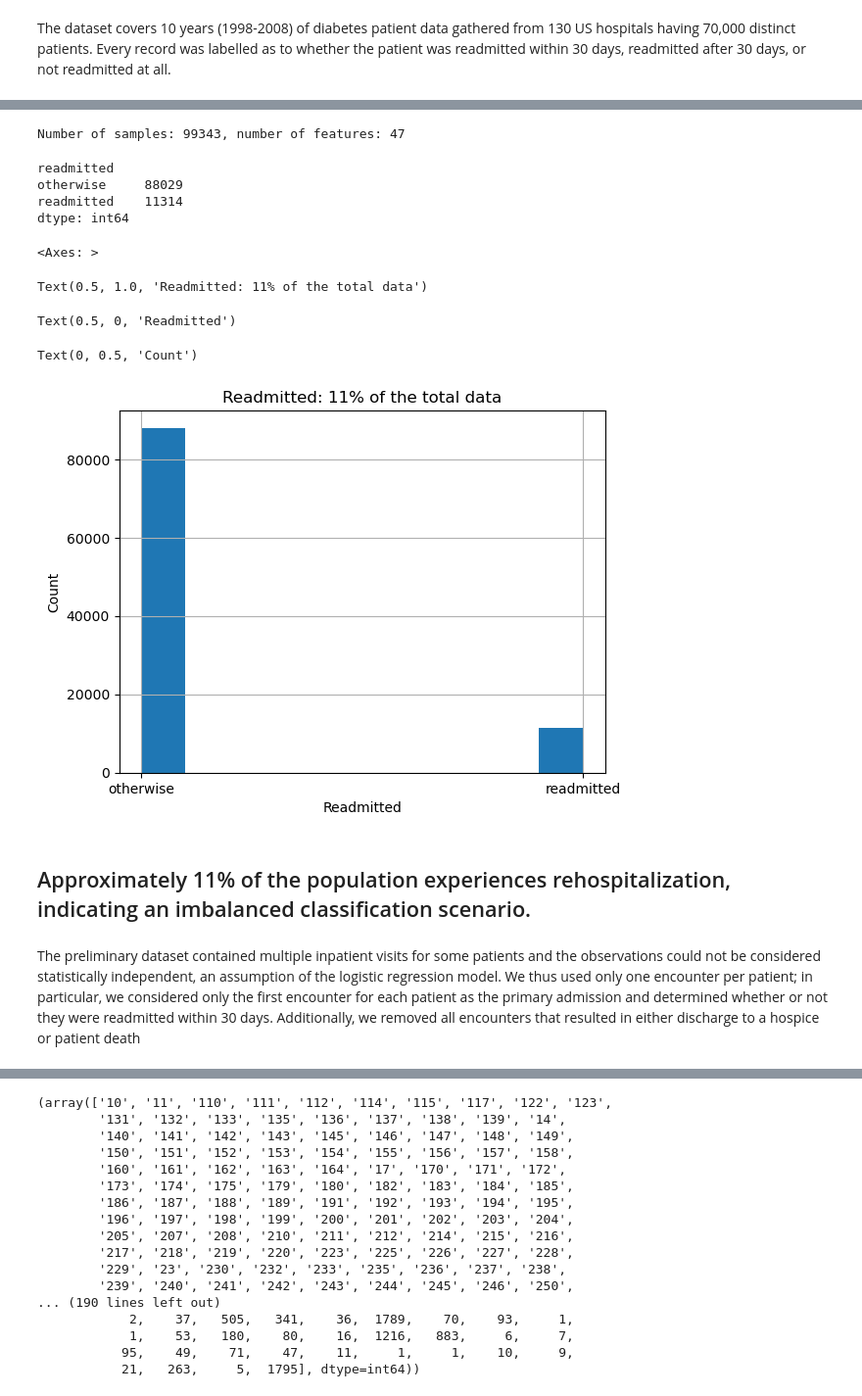
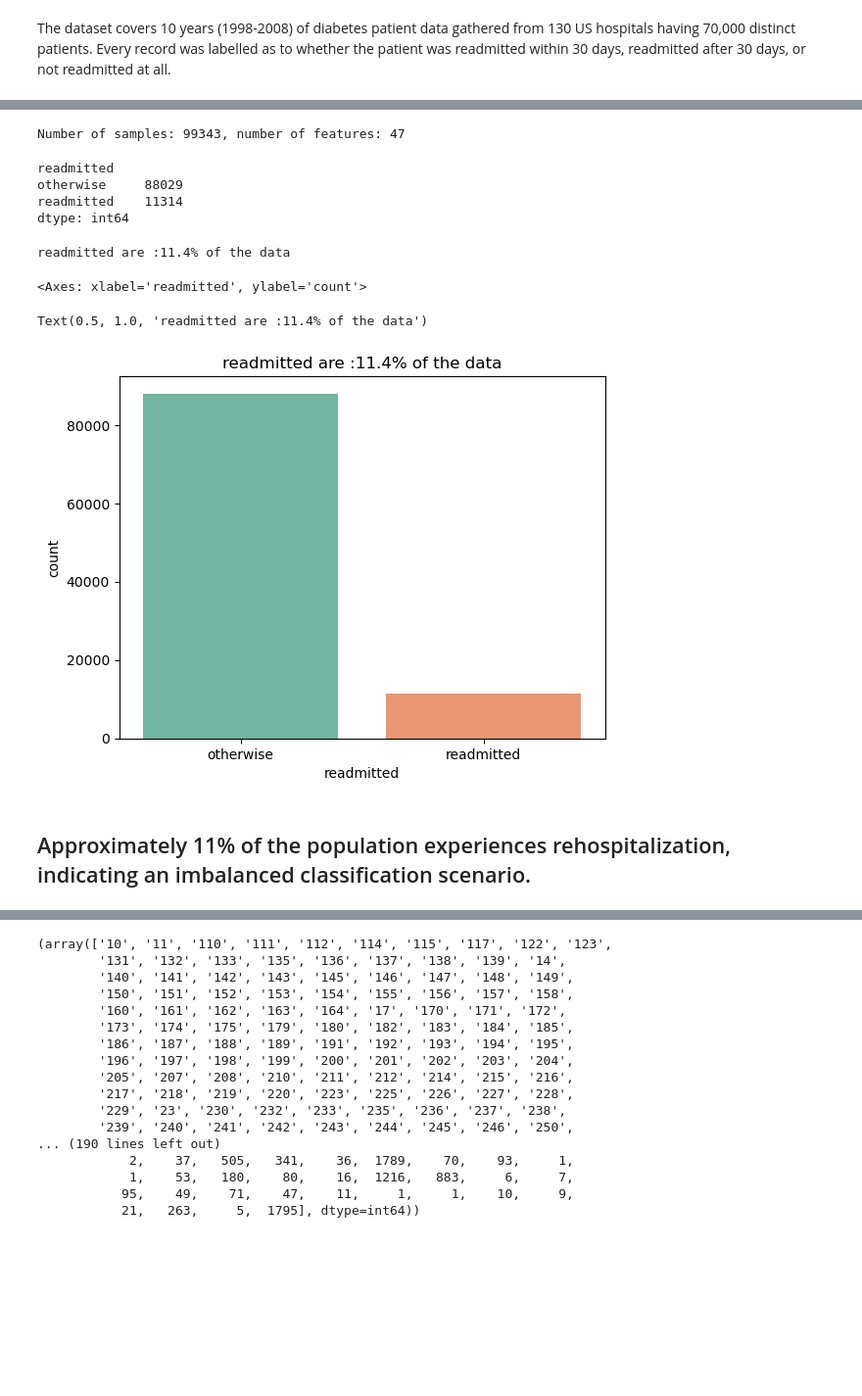
Before and after one commit to davidunga/ml-2024, a Jupyter notebook: Project.ipynb, the cells around one changed output, grey strips where cells are left out. Shown at 98% size. Cells and saved outputs as stored; diff of their text form; code cells hidden in the pictures; blank space fills up the shorter version.

```diff
--- a/Project.ipynb
+++ b/Project.ipynb
@@ -36,2 +185,13 @@ df = pd.read_csv(path_to_data + "diabetic_data.csv", index_col = 0)
+# %%
+def drop_missing_features(df):
+    try:
+        df.drop(columns=['weight', 'payer_code'], inplace=True)
+    except KeyError:
+        ''
+    df.loc[~df.medical_specialty.notna(), 'medical_specialty'] = 'missing'
+    df.loc[~df.race.notna(), 'race'] = 'missing'
+    return df
+
+df = drop_missing_features(df)
 # %%
 df.info()
@@ -225,40 +226,32 @@ df.readmitted.hist()
 df = df.loc[~df.discharge_disposition_id.isin([11,13,14,19,20,21])]
 num_of_sample, num_of_featuers = df.shape
 print(f'Number of samples: {num_of_sample}, number of features: {num_of_featuers}')
+# Then we are fixing the readmittion to readmitted if <30 or otherwise
+def fix_readmitted_values(df):
+    ''' we defined the readmission attribute (outcome) as having two values: “readmitted,” if the patient was readmitted within 30 days of discharge or “otherwise”'''
+    df.loc[df.readmitted == '<30', 'readmitted'] = 'readmitted'
+    df.loc[df.readmitted != 'readmitted', 'readmitted'] = 'otherwise'
+    return df
+
+df = fix_readmitted_values(df)
+
+readmitted_size = df.groupby('readmitted').size()
+readmitted_size
+percent = "{:.3}".format(readmitted_size.readmitted / readmitted_size.sum() *100)
+print(f'readmitted are :{percent}% of the data')
 # %% [output]
 Number of samples: 99343, number of features: 47
+readmitted
+otherwise     88029
+readmitted    11314
+dtype: int64
+readmitted are :11.4% of the data
-# %%
-# Then we are fixing the readmittion to readmitted if <30 or otherwise
-def fix_readmitted_values(df):
-    ''' we defined the readmission attribute (outcome) as having two values: “readmitted,” if the patient was readmitted within 30 days of discharge or “otherwise”'''
-    df.loc[df.readmitted == '<30', 'readmitted'] = 'readmitted'
-    df.loc[df.readmitted != 'readmitted', 'readmitted'] = 'otherwise'
-    return df
-
-df = fix_readmitted_values(df)
-
-readmitted_size = df.groupby('readmitted').size()
-readmitted_size
-# %% [output]
-readmitted
-otherwise     88029
-readmitted    11314
-dtype: int64
-# %%
-percent_of_readmitted = (readmitted_size.loc['readmitted'] / np.sum(readmitted_size.values)) * 100
-df.readmitted.hist()
-
-plt.title(f'Readmitted: {round(percent_of_readmitted)}% of the total data')
-plt.xlabel('Readmitted')
-plt.ylabel('Count')
-plt.show()
-# %% [output]
-<Axes: >
-Text(0.5, 1.0, 'Readmitted: 11% of the total data')
-Text(0.5, 0, 'Readmitted')
-Text(0, 0.5, 'Count')
-[figure, removed]
+# %%
+sns.countplot(data=df, x="readmitted", palette="Set2")
+plt.title(f'readmitted are :{percent}% of the data')
+# %% [output]
+<Axes: xlabel='readmitted', ylabel='count'>
+Text(0.5, 1.0, 'readmitted are :11.4% of the data')
+[figure, added]
 # %% [markdown]
 ## Approximately 11% of the population experiences rehospitalization, indicating an imbalanced classification scenario.
-# %% [markdown]
-The preliminary dataset contained multiple inpatient visits for some patients and the observations could not be considered statistically independent, an assumption of the logistic regression model. We thus used only one encounter per patient; in particular, we considered only the first encounter for each patient as the primary admission and determined whether or not they were readmitted within 30 days. Additionally, we removed all encounters that resulted in either discharge to a hospice or patient death
```
Also changed, not shown: parts of 73 cells of this notebook.
